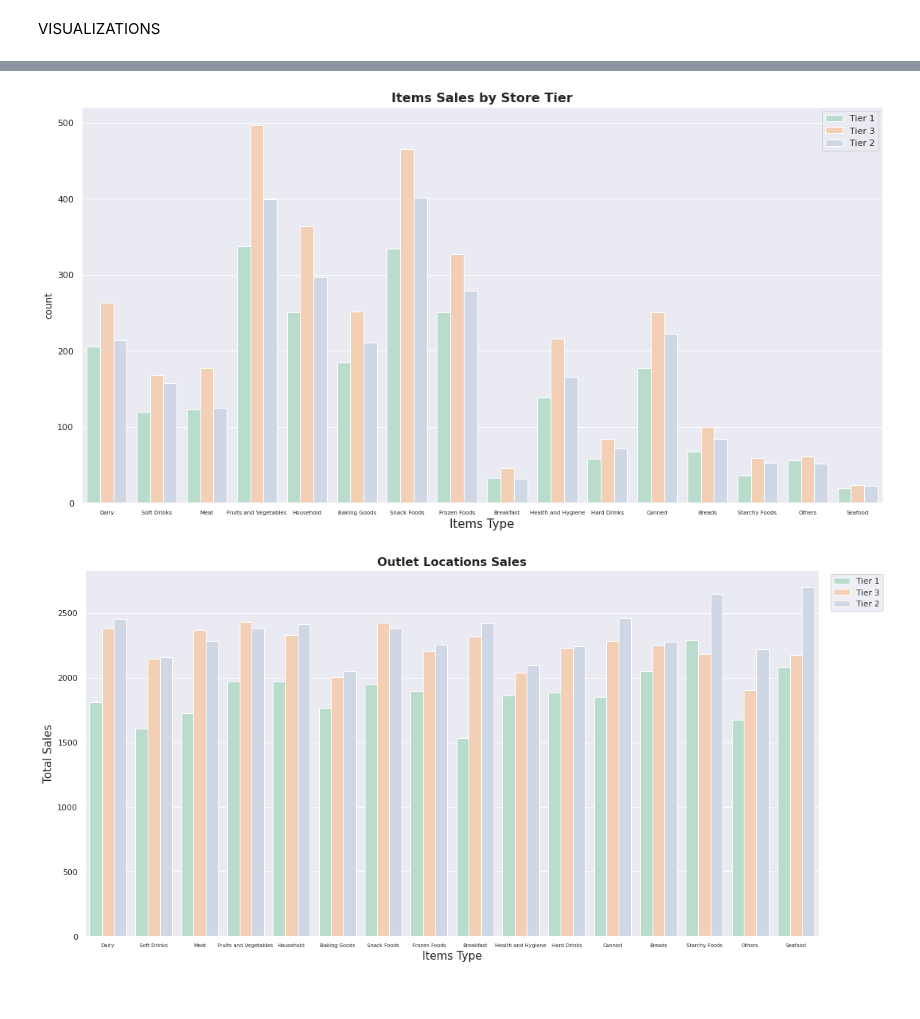
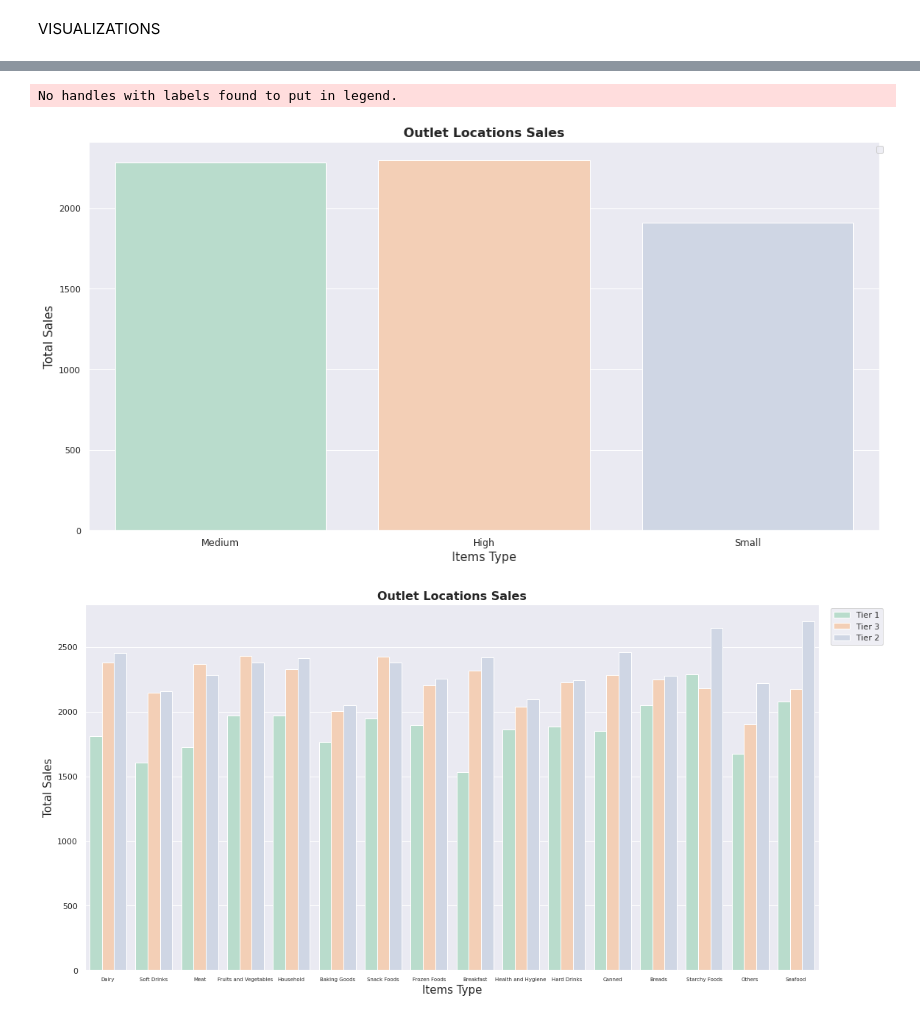
Before and after one commit to GENNYB7/FoodSale_Forecast, a Jupyter notebook: Forecast_FoodSale.ipynb, the cells around one changed output, grey strips where cells are left out. Saved outputs shown, nothing was run; the diff lists cells and outputs as text; code cells hidden in the pictures.

```diff
--- a/Forecast_FoodSale.ipynb
+++ b/Forecast_FoodSale.ipynb
@@ -349,2 +406,12 @@ ItemsVis
 # %% [markdown]
 VISUALIZATIONS
+# %%
+#Sales Distribution
+
+plt.style.use('fivethirtyeight')
+plt.figure(figsize=(12,7))
+sns.distplot(forecast_df.Item_Outlet_Sales, bins = 25)
+plt.ticklabel_format(style='plain', axis='x', scilimits=(0,1))
+plt.xlabel("Item_Outlet_Sales")
+plt.ylabel("Number of Sales")
+plt.title("Item_Outlet_Sales Distribution");
@@ -368,17 +440,17 @@ forecast_df.hist(column="Item_Type", by="Outlet_Location_Type");
 # %%
-#I was stuck again on starting my graphs, and I refered to my belt exam file to help me as well documentations.
-
 sns.set_theme(style="darkgrid")
-countplot, ax = plt.subplots(figsize = (15,8))
-ax = sns.countplot(x='Item_Type', hue='Outlet_Location_Type', data=forecast_df, palette='Pastel2')
-ax.set_title('Items Sales by Store Tier',fontsize = 16, fontweight='bold' )
+barplot, ax = plt.subplots(figsize = (15,8))
+ax = sns.barplot(x='Outlet_Size', y='Item_Outlet_Sales', data= forecast_df, ci=None, palette='Pastel2')
+ax.set_title('Outlet Locations Sales',fontsize = 16, fontweight='bold' )
 ax.set_xlabel('Items Type', fontsize = 15)
-ax.set_xticklabels(ax.get_xticklabels(), fontsize=7)
+ax.set_ylabel('Total Sales', fontsize = 15)
+ax.set_xticklabels(ax.get_xticklabels(), fontsize=12)
 plt.tight_layout()
-plt.legend()
-plt.show()
+plt.legend(bbox_to_anchor=(1.01, 1))
+plt.show();
 # %% [output]
+No handles with labels found to put in legend.
-[figure, old version]
+[figure, new version]
 # %%
 sns.set_theme(style="darkgrid")
 barplot, ax = plt.subplots(figsize = (15,8))
```
Also changed, not shown: parts of 78 cells of this notebook.
